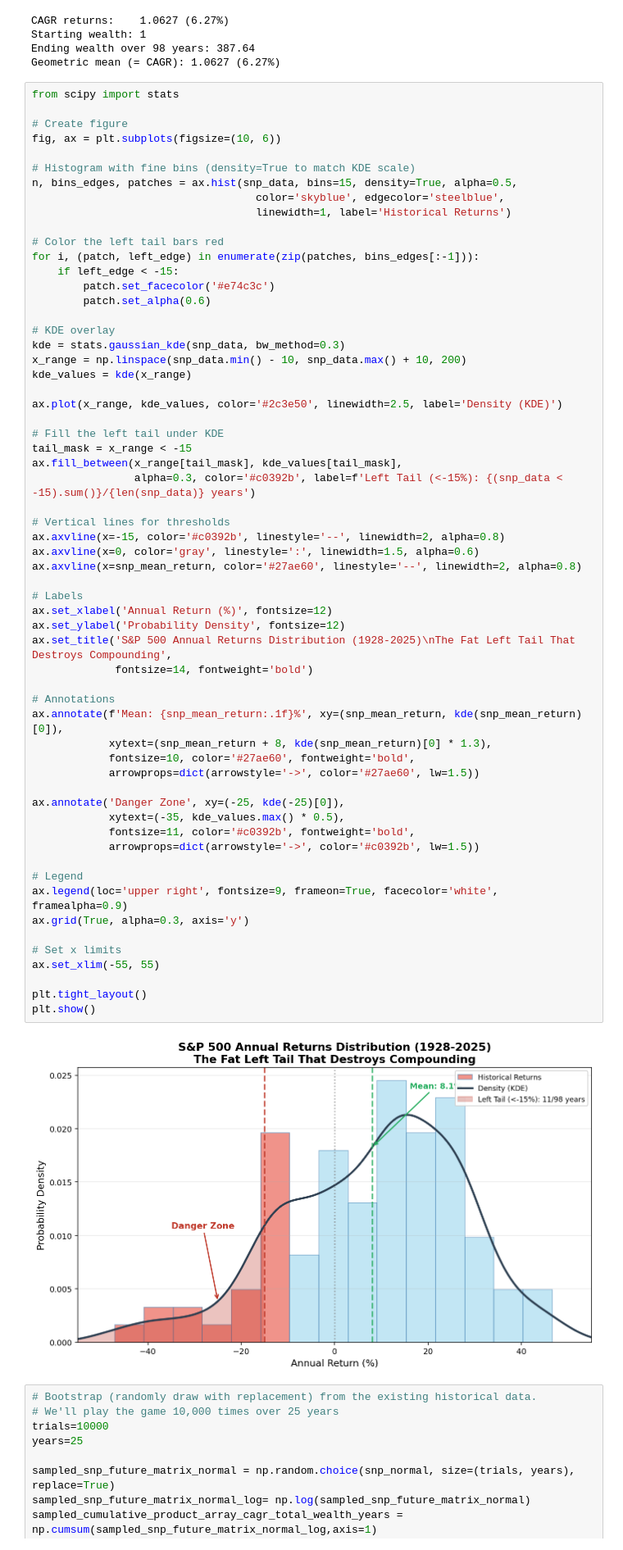
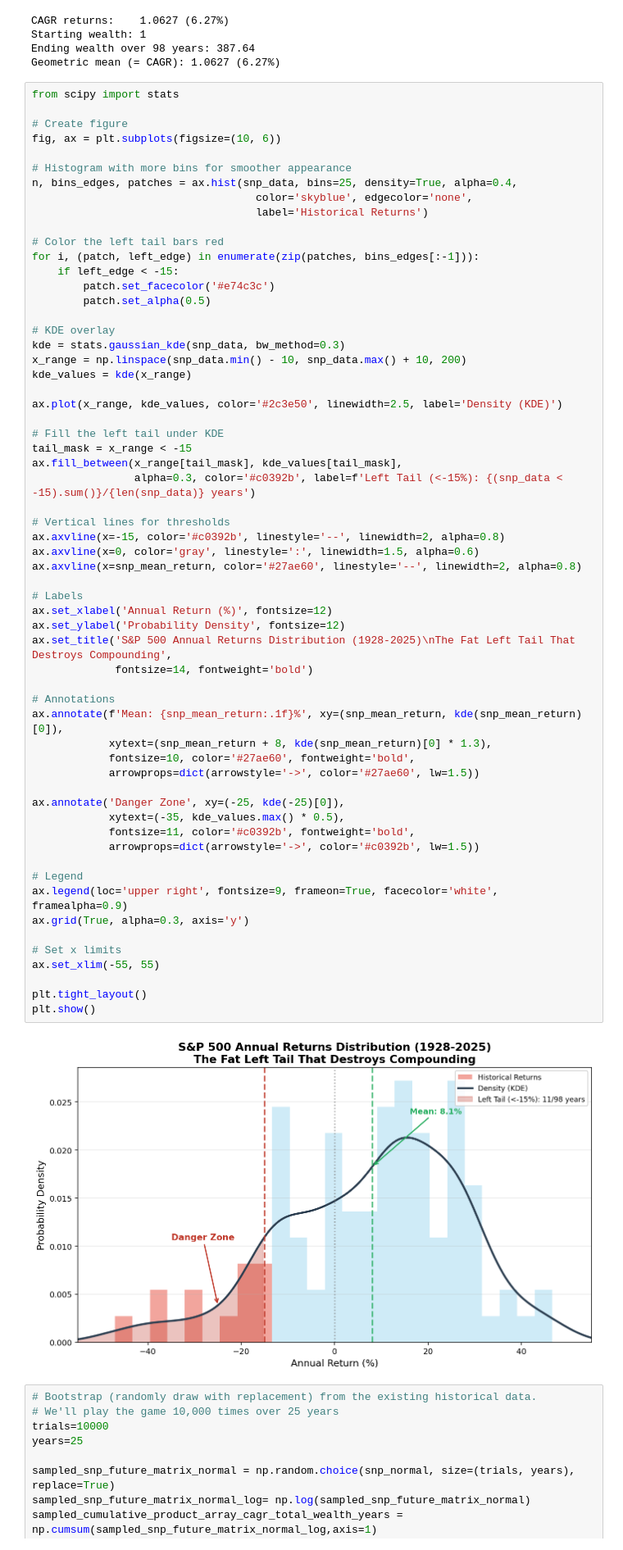
Before and after one commit to Joseph94m/Safe-Haven-Odyssey, a Jupyter notebook: Safe-Haven-Medium.ipynb, the cells around one changed output. Shown at 82% size. Saved outputs shown, nothing was run; the diff lists cells and outputs as text.

```diff
--- a/Safe-Haven-Medium.ipynb
+++ b/Safe-Haven-Medium.ipynb
@@ -60,16 +60,16 @@ from scipy import stats
 # Create figure
 fig, ax = plt.subplots(figsize=(10, 6))
 
-# Histogram with fine bins (density=True to match KDE scale)
-n, bins_edges, patches = ax.hist(snp_data, bins=15, density=True, alpha=0.5,
-                                   color='skyblue', edgecolor='steelblue',
-                                   linewidth=1, label='Historical Returns')
+# Histogram with more bins for smoother appearance
+n, bins_edges, patches = ax.hist(snp_data, bins=25, density=True, alpha=0.4,
+                                   color='skyblue', edgecolor='none',
+                                   label='Historical Returns')
 
 # Color the left tail bars red
 for i, (patch, left_edge) in enumerate(zip(patches, bins_edges[:-1])):
     if left_edge < -15:
         patch.set_facecolor('#e74c3c')
-        patch.set_alpha(0.6)
+        patch.set_alpha(0.5)
 
 # KDE overlay
 kde = stats.gaussian_kde(snp_data, bw_method=0.3)
@@ -88,34 +88,34 @@ ax.axvline(x=-15, color='#c0392b', linestyle='--', linewidth=2, alpha=0.8)
 ax.axvline(x=0, color='gray', linestyle=':', linewidth=1.5, alpha=0.6)
 ax.axvline(x=snp_mean_return, color='#27ae60', linestyle='--', linewidth=2, alpha=0.8)
 
 # Labels
 ax.set_xlabel('Annual Return (%)', fontsize=12)
 ax.set_ylabel('Probability Density', fontsize=12)
 ax.set_title('S&P 500 Annual Returns Distribution (1928-2025)\nThe Fat Left Tail That Destroys Compounding',
              fontsize=14, fontweight='bold')
 
 # Annotations
 ax.annotate(f'Mean: {snp_mean_return:.1f}%', xy=(snp_mean_return, kde(snp_mean_return)[0]),
             xytext=(snp_mean_return + 8, kde(snp_mean_return)[0] * 1.3),
             fontsize=10, color='#27ae60', fontweight='bold',
             arrowprops=dict(arrowstyle='->', color='#27ae60', lw=1.5))
 
 ax.annotate('Danger Zone', xy=(-25, kde(-25)[0]),
             xytext=(-35, kde_values.max() * 0.5),
             fontsize=11, color='#c0392b', fontweight='bold',
             arrowprops=dict(arrowstyle='->', color='#c0392b', lw=1.5))
 
 # Legend
 ax.legend(loc='upper right', fontsize=9, frameon=True, facecolor='white', framealpha=0.9)
 ax.grid(True, alpha=0.3, axis='y')
 
 # Set x limits
 ax.set_xlim(-55, 55)
 
 plt.tight_layout()
 plt.show()
 # %% [output]
-[figure, old version]
+[figure, new version]
 # %%
 # Bootstrap (randomly draw with replacement) from the existing historical data.
 # We'll play the game 10,000 times over 25 years
```
